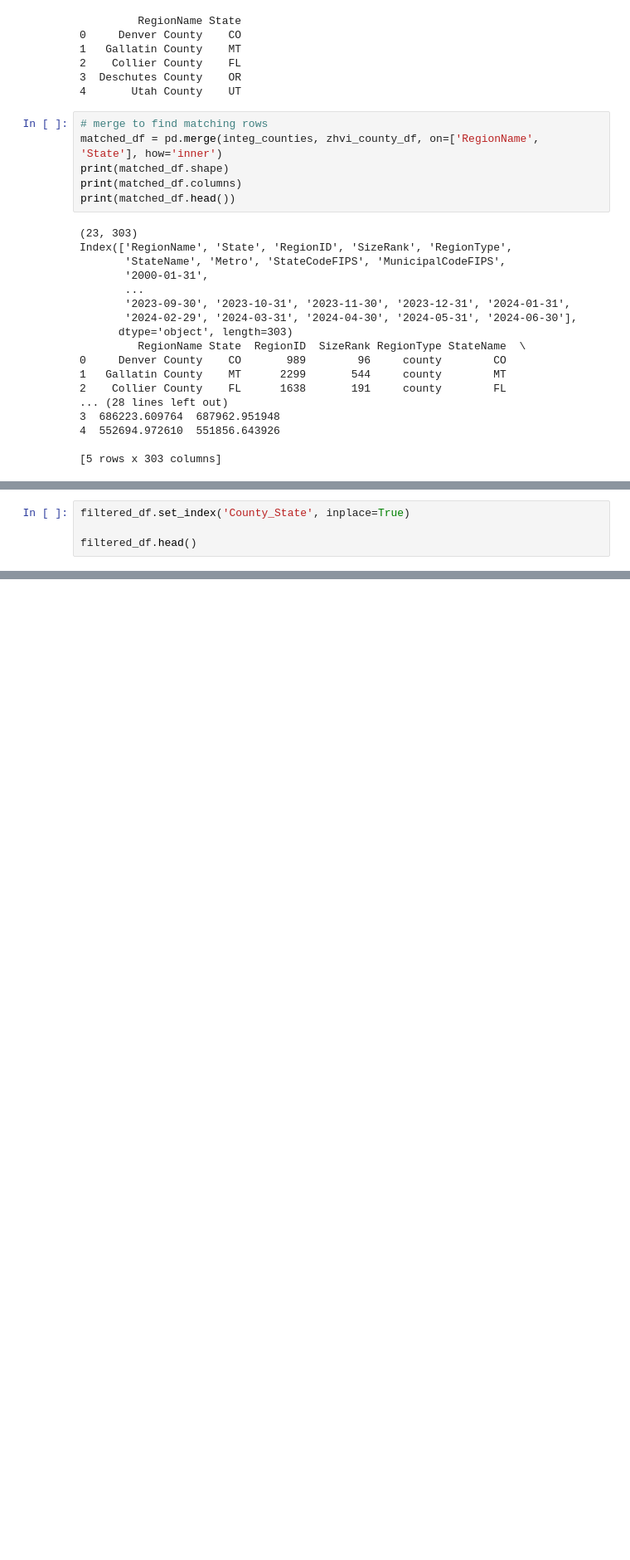
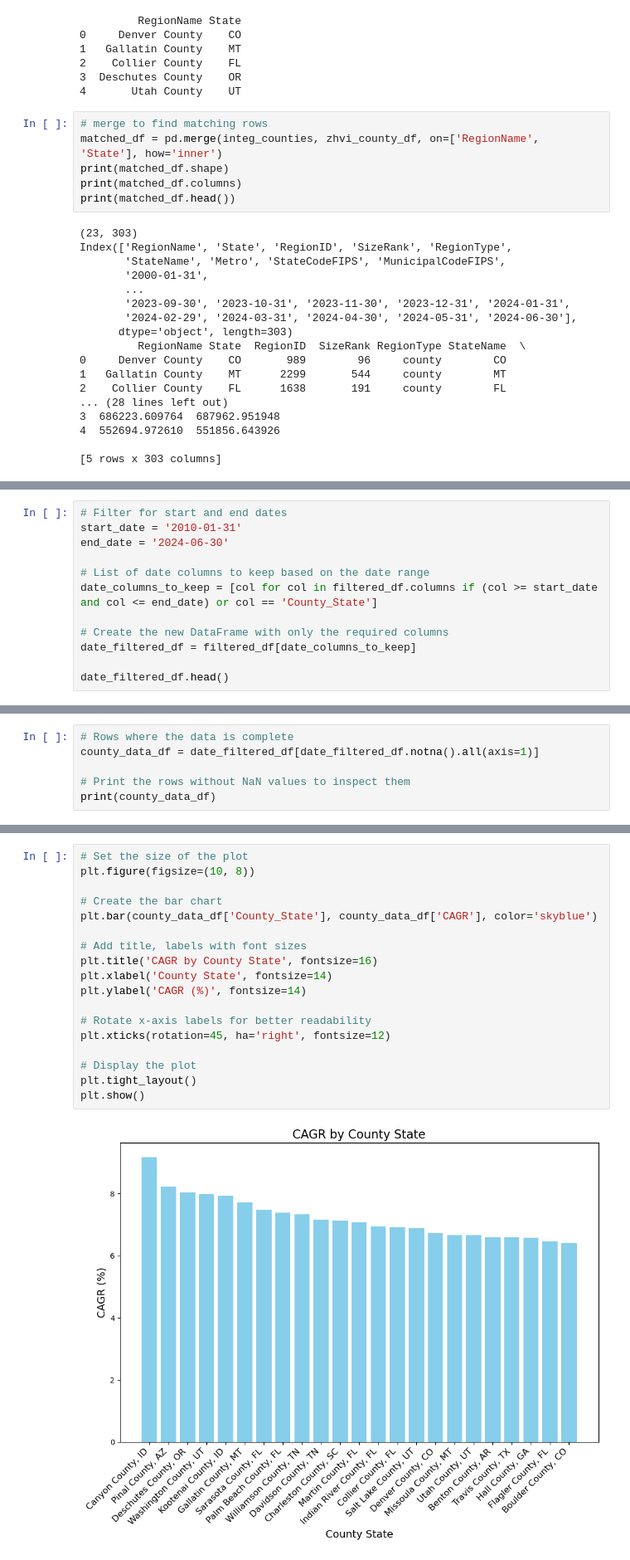
Before and after one commit to dfquinn23/Project_1, a Jupyter notebook: Zillow/top_counties_integ.ipynb, the cells around one changed output, grey strips where cells are left out. Shown: that part at 83% size. Saved outputs shown, nothing was run; the diff lists cells and outputs as text; blank space fills up the shorter version.

```diff
--- a/Zillow/top_counties_integ.ipynb
+++ b/Zillow/top_counties_integ.ipynb
@@ -119,7 +120,3 @@ See the caveats in the documentation: https://pandas.pydata.org/pandas-docs/stab
 | 3 | Deschutes County, OR | 153707.717620 | 154007.399548 | 154359.502214 | 155017.199333 | 155622.253712 | 156078.028455 | 156433.451760 | ... |
 | 4 | Utah County, UT | NaN | NaN | NaN | NaN | 192970.602342 | 192757.573730 | 192596.774045 | ... |
 5 rows × 295 columns
-# %%
-filtered_df.set_index('County_State', inplace=True)
-
-filtered_df.head()
@@ -134,0 +161,12 @@ filtered_df.head()
+# %%
+# Filter for start and end dates
+start_date = '2010-01-31'
+end_date = '2024-06-30'
+
+# List of date columns to keep based on the date range
+date_columns_to_keep = [col for col in filtered_df.columns if (col >= start_date and col <= end_date) or col == 'County_State']
+
+# Create the new DataFrame with only the required columns
+date_filtered_df = filtered_df[date_columns_to_keep]
+
+date_filtered_df.head()
@@ -134,0 +181,6 @@ filtered_df.head()
+# %%
+# Rows where the data is complete
+county_data_df = date_filtered_df[date_filtered_df.notna().all(axis=1)]
+
+# Print the rows without NaN values to inspect them
+print(county_data_df)
@@ -134,0 +252,20 @@ filtered_df.head()
+# %%
+# Set the size of the plot
+plt.figure(figsize=(10, 8))
+
+# Create the bar chart
+plt.bar(county_data_df['County_State'], county_data_df['CAGR'], color='skyblue')
+
+# Add title, labels with font sizes
+plt.title('CAGR by County State', fontsize=16)
+plt.xlabel('County State', fontsize=14)
+plt.ylabel('CAGR (%)', fontsize=14)
+
+# Rotate x-axis labels for better readability
+plt.xticks(rotation=45, ha='right', fontsize=12)
+
+# Display the plot
+plt.tight_layout()
+plt.show()
+# %% [output]
+[figure, added]
```
Also changed, not shown: parts of 10 cells of this notebook.
